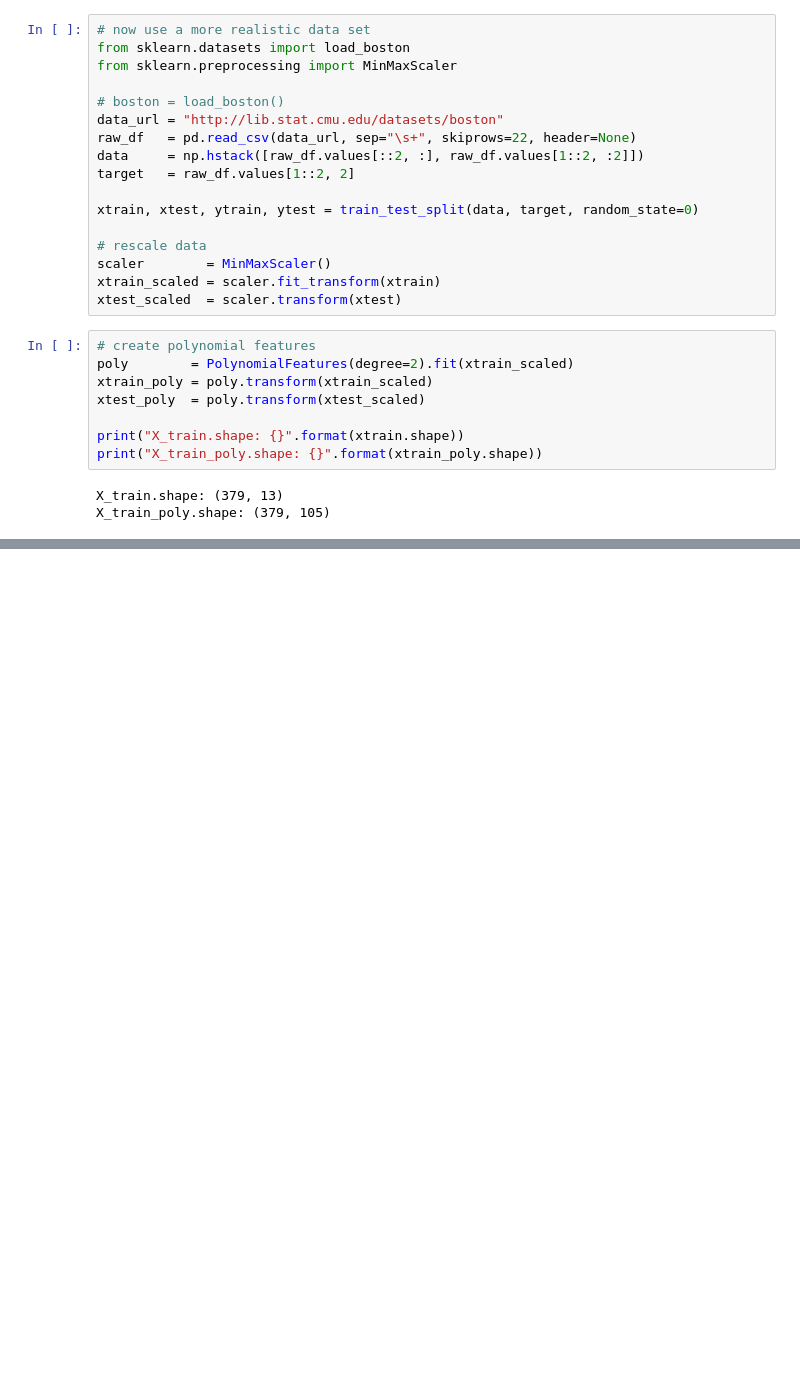
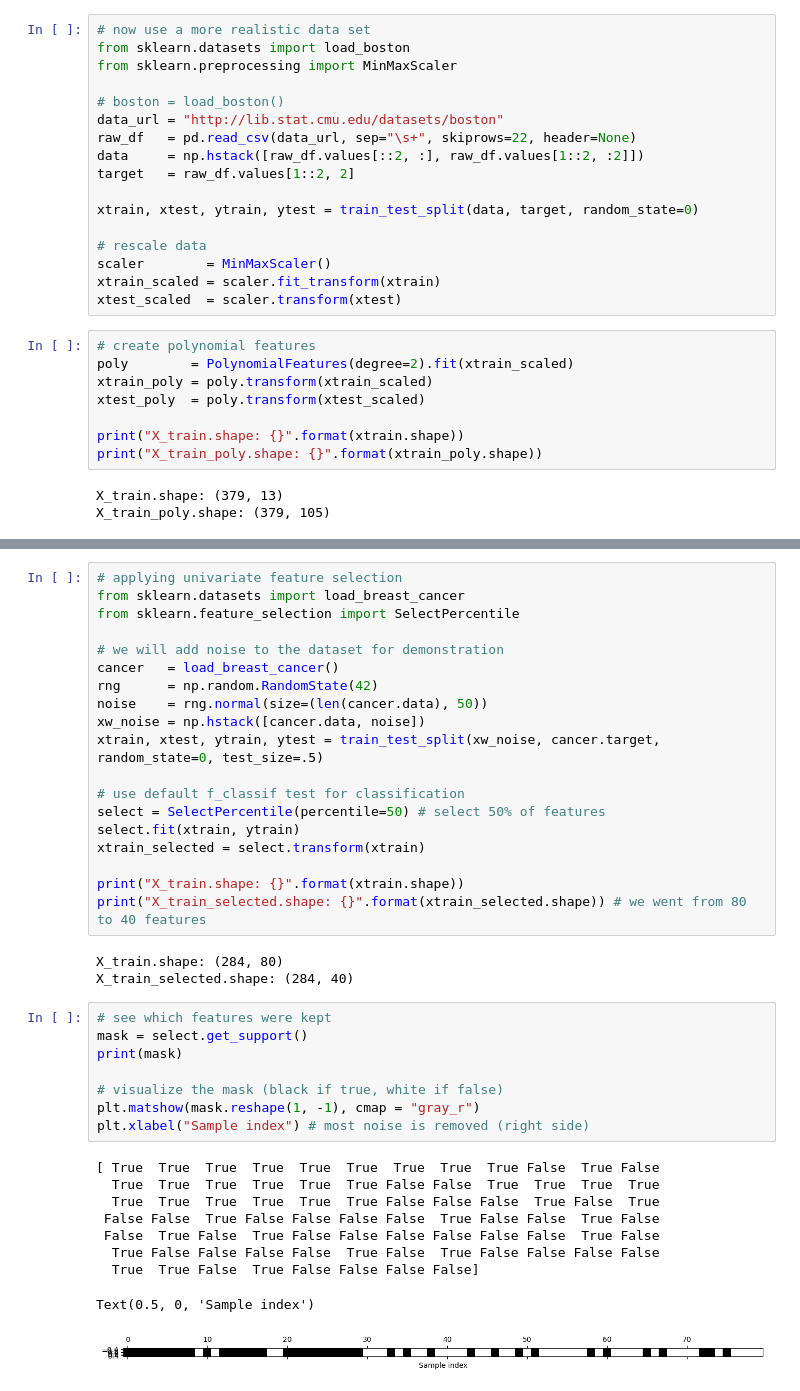
Before and after one commit to Giov12/intro.to.ml, a Jupyter notebook: chapter4.ipynb, the cells around one changed output, grey strips where cells are left out. Saved outputs shown, nothing was run; the diff lists cells and outputs as text; blank space fills up the shorter version.

```diff
--- a/chapter4.ipynb
+++ b/chapter4.ipynb
@@ -338,0 +412,40 @@ X_train_poly.shape: (379, 105)
+# %%
+# applying univariate feature selection
+from sklearn.datasets import load_breast_cancer
+from sklearn.feature_selection import SelectPercentile
+
+# we will add noise to the dataset for demonstration
+cancer   = load_breast_cancer()
+rng      = np.random.RandomState(42)
+noise    = rng.normal(size=(len(cancer.data), 50))
+xw_noise = np.hstack([cancer.data, noise])
+xtrain, xtest, ytrain, ytest = train_test_split(xw_noise, cancer.target, random_state=0, test_size=.5)
+
+# use default f_classif test for classification
+select = SelectPercentile(percentile=50) # select 50% of features
+select.fit(xtrain, ytrain)
+xtrain_selected = select.transform(xtrain)
+
+print("X_train.shape: {}".format(xtrain.shape))
+print("X_train_selected.shape: {}".format(xtrain_selected.shape)) # we went from 80 to 40 features
+# %% [output]
+X_train.shape: (284, 80)
+X_train_selected.shape: (284, 40)
+# %%
+# see which features were kept
+mask = select.get_support()
+print(mask)
+
+# visualize the mask (black if true, white if false)
+plt.matshow(mask.reshape(1, -1), cmap = "gray_r")
+plt.xlabel("Sample index") # most noise is removed (right side)
+# %% [output]
+[ True  True  True  True  True  True  True  True  True False  True False
+  True  True  True  True  True  True False False  True  True  True  True
+  True  True  True  True  True  True False False False  True False  True
+ False False  True False False False False  True False False  True False
+ False  True False  True False False False False False False  True False
+  True False False False False  True False  True False False False False
+  True  True False  True False False False False]
+Text(0.5, 0, 'Sample index')
+[figure, added]
```
Also changed, not shown: parts of 11 cells of this notebook.
